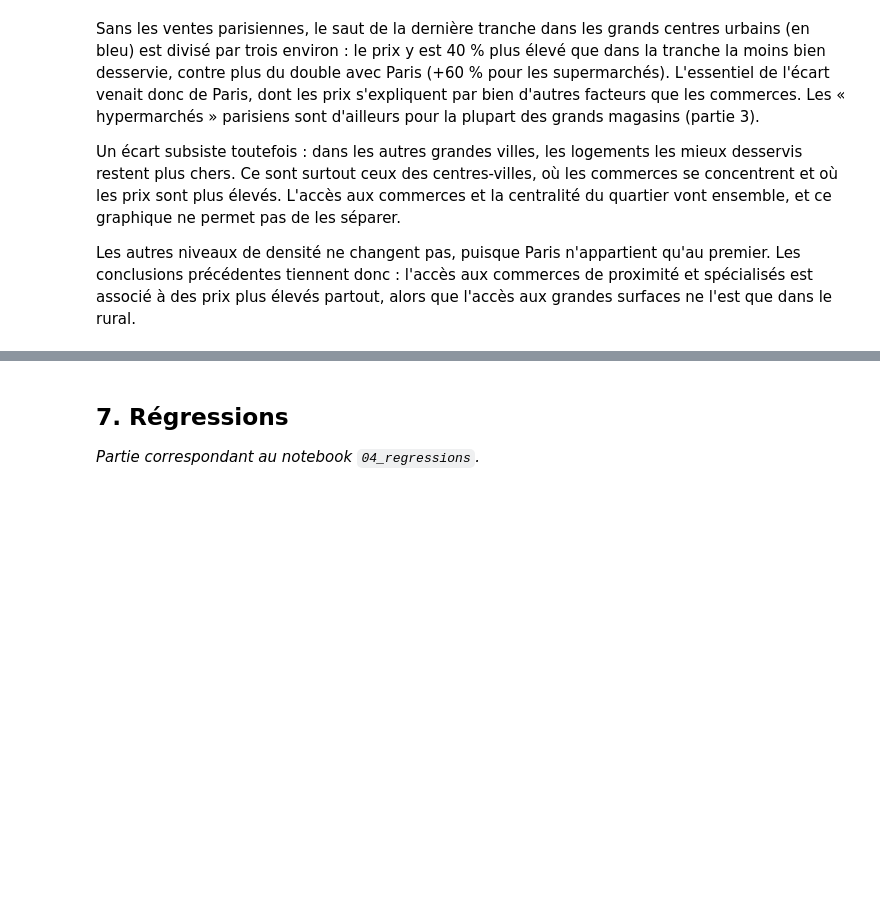
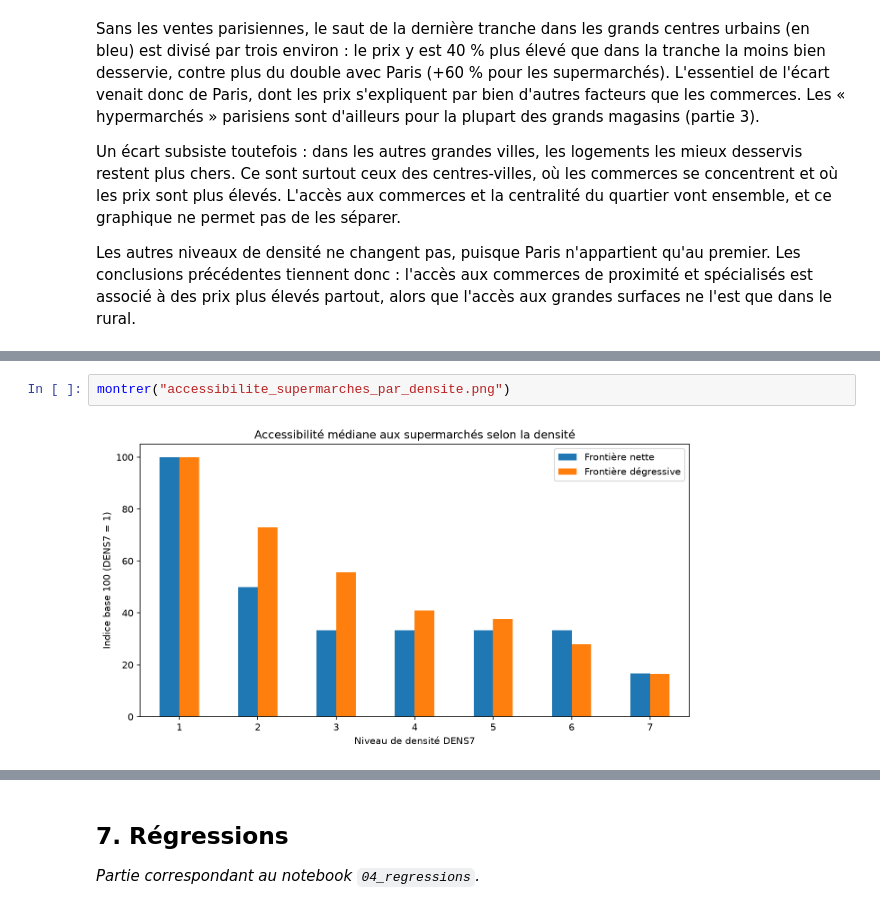
Before and after one commit to Samsamdu86/projet__python_DS, a Jupyter notebook: synthese.ipynb, the cells around one changed output, grey strips where cells are left out. Drawn from its saved outputs; the diff is of its cells as text; blank space fills up the shorter version.

```diff
--- a/synthese.ipynb
+++ b/synthese.ipynb
@@ -418,0 +431,4 @@ plus élevés partout, alors que l'accès aux grandes surfaces ne l'est que dans
+# %%
+montrer("accessibilite_supermarches_par_densite.png")
+# %% [output]
+[figure, added]
```
Also changed, not shown: parts of 2 cells of this notebook.
